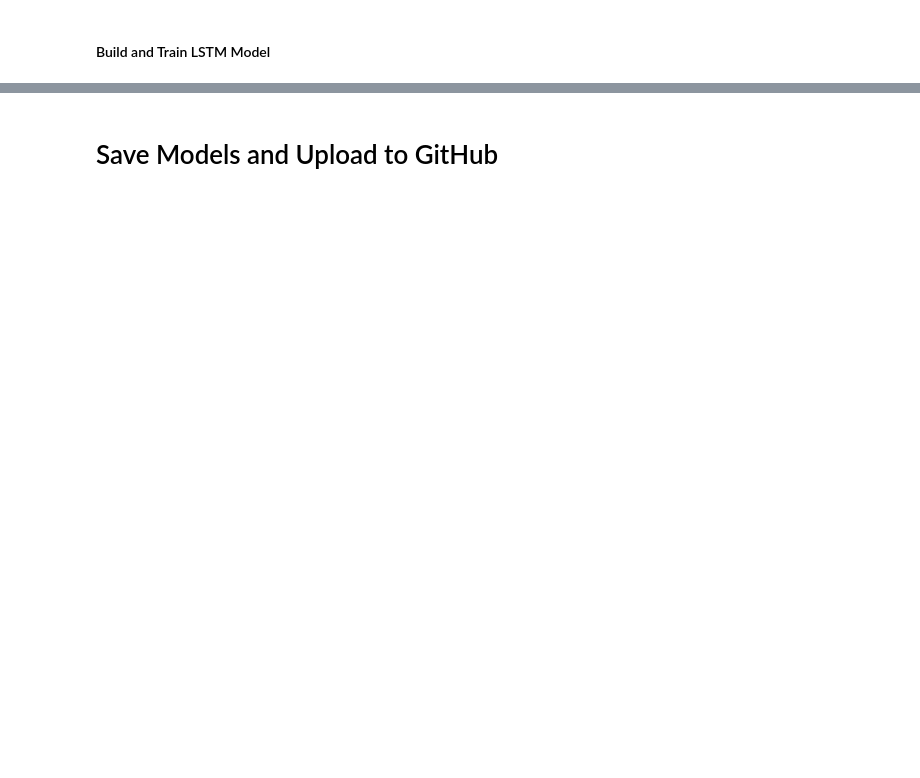
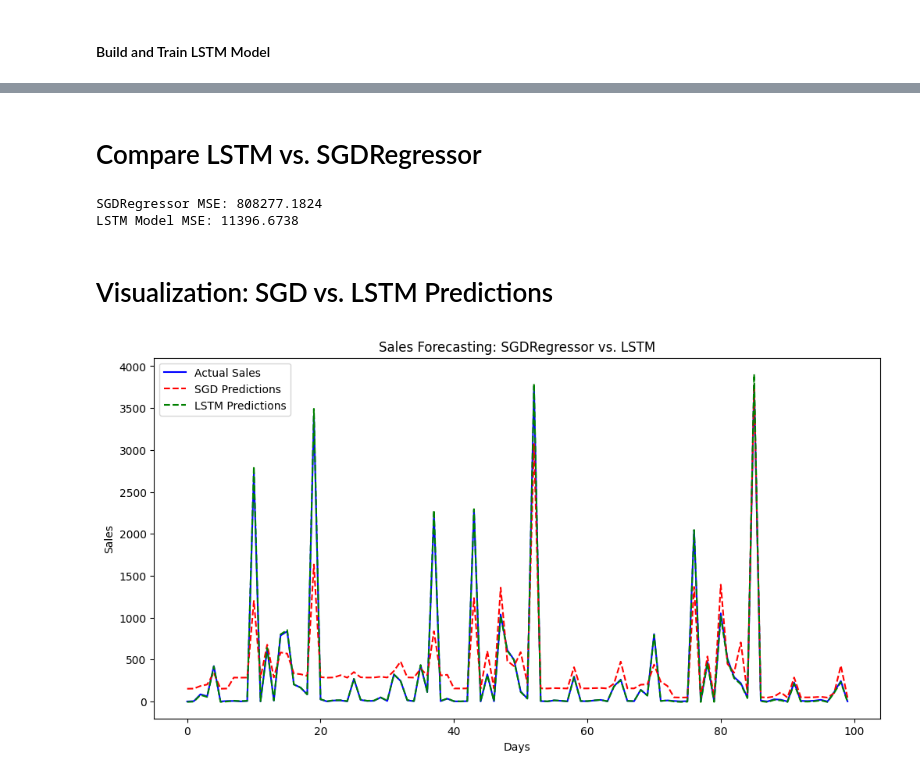
Before and after one commit to BabaMalik/Reatil_Sales_forecaseting, a Jupyter notebook: notebooks/retail_sales_forecasting.ipynb, the cells around one changed output, grey strips where cells are left out. Cells and saved outputs as stored; diff of their text form; code cells hidden in the pictures; blank space fills up the shorter version.

```diff
--- a/notebooks/retail_sales_forecasting.ipynb
+++ b/notebooks/retail_sales_forecasting.ipynb
@@ -357,0 +405,7 @@ plt.show()
+# %%
+# Define SGD Regressor
+sgd_model = SGDRegressor(max_iter=1000, tol=1e-3, eta0=0.01, learning_rate='adaptive', random_state=42)
+# %%
+# Train Model
+print("Training SGDRegressor...")
+sgd_model.fit(X_train_scaled, y_train)
@@ -357,0 +415,3 @@ plt.show()
+# %%
+# Predict on Test Set
+y_pred_sgd = sgd_model.predict(X_test_scaled)
@@ -364,6 +430,14 @@ y = train_df["sales"]  # Target variable
 # %%
 # Train-Test Split (80% train, 20% test)
 X_train, X_test, y_train, y_test = train_test_split(X, y, test_size=0.2, shuffle=False, random_state=42)
+# %%
+from sklearn.linear_model import SGDRegressor
+
+# Use SGD Regressor (Faster than SVR)
+sgd_model = SGDRegressor(max_iter=1000, tol=1e-3)
+
+# Train Model
+sgd_model.fit(X_train_scaled, y_train)
 # %%
 # Print Shape of Train/Test Sets
 print("Train Data Shape:", X_train.shape, y_train.shape)
@@ -499,2 +580,31 @@ plt.show()
-# %% [markdown]
-# Save Models and Upload to GitHub
+# %% [markdown]
+# Compare LSTM vs. SGDRegressor
+# %%
+print(f"SGDRegressor MSE: {mse_sgd:.4f}")
+print(f"LSTM Model MSE: {mse_lstm:.4f}")
+# %% [output]
+SGDRegressor MSE: 808277.1824
+LSTM Model MSE: 11396.6738
+# %% [markdown]
+# Visualization: SGD vs. LSTM Predictions
+# %%
+import matplotlib.pyplot as plt
+
+plt.figure(figsize=(12, 6))
+
+# Plot Actual Sales
+plt.plot(y_test.values[:100], label="Actual Sales", color="blue")
+
+# Plot SGDRegressor Predictions
+plt.plot(y_pred_sgd[:100], label="SGD Predictions", linestyle="dashed", color="red")
+
+# Plot LSTM Predictions
+plt.plot(y_pred_lstm[:100], label="LSTM Predictions", linestyle="dashed", color="green")
+
+plt.title("Sales Forecasting: SGDRegressor vs. LSTM")
+plt.xlabel("Days")
+plt.ylabel("Sales")
+plt.legend()
+plt.show()
+# %% [output]
+[figure, added]
```
Also changed, not shown: parts of 16 cells of this notebook.
